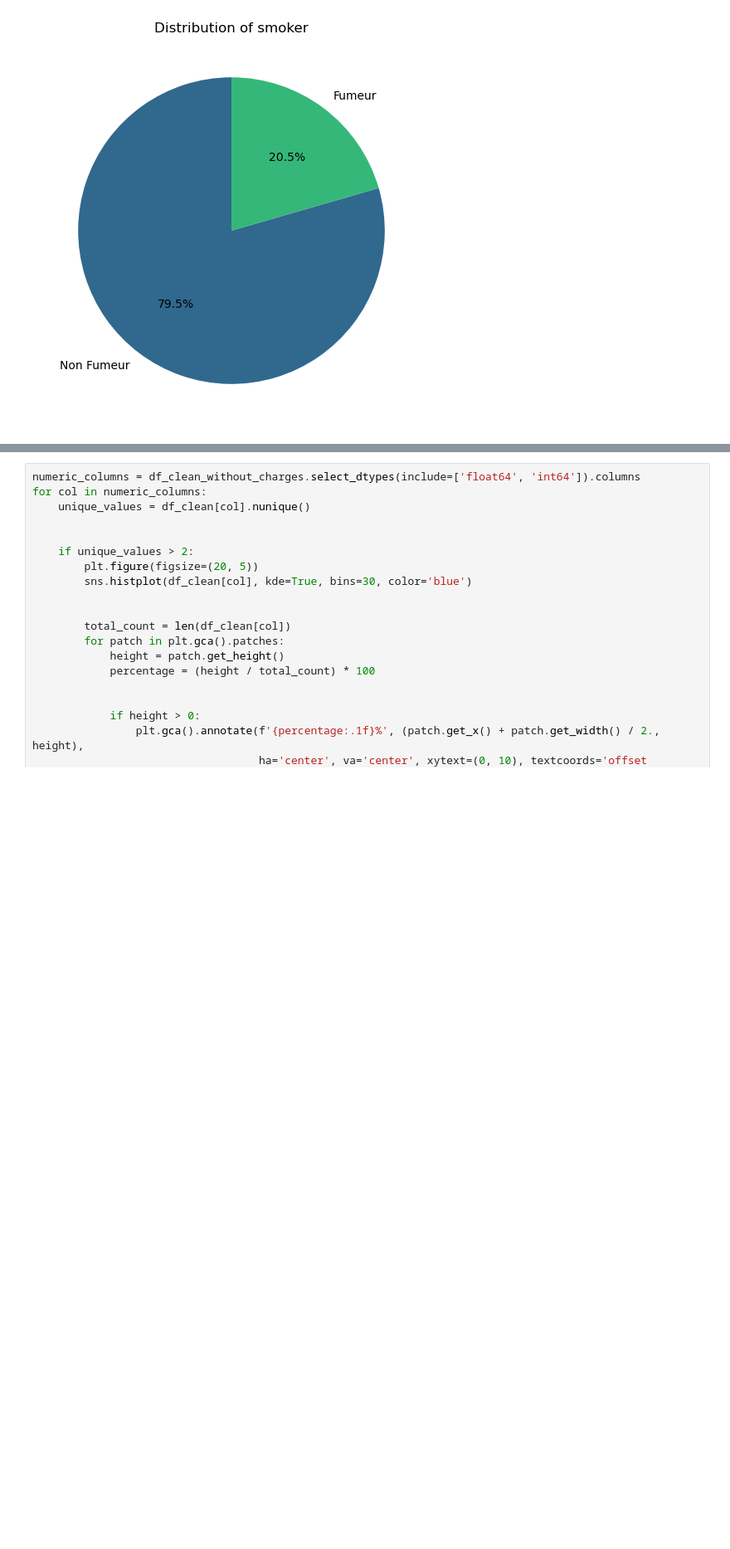
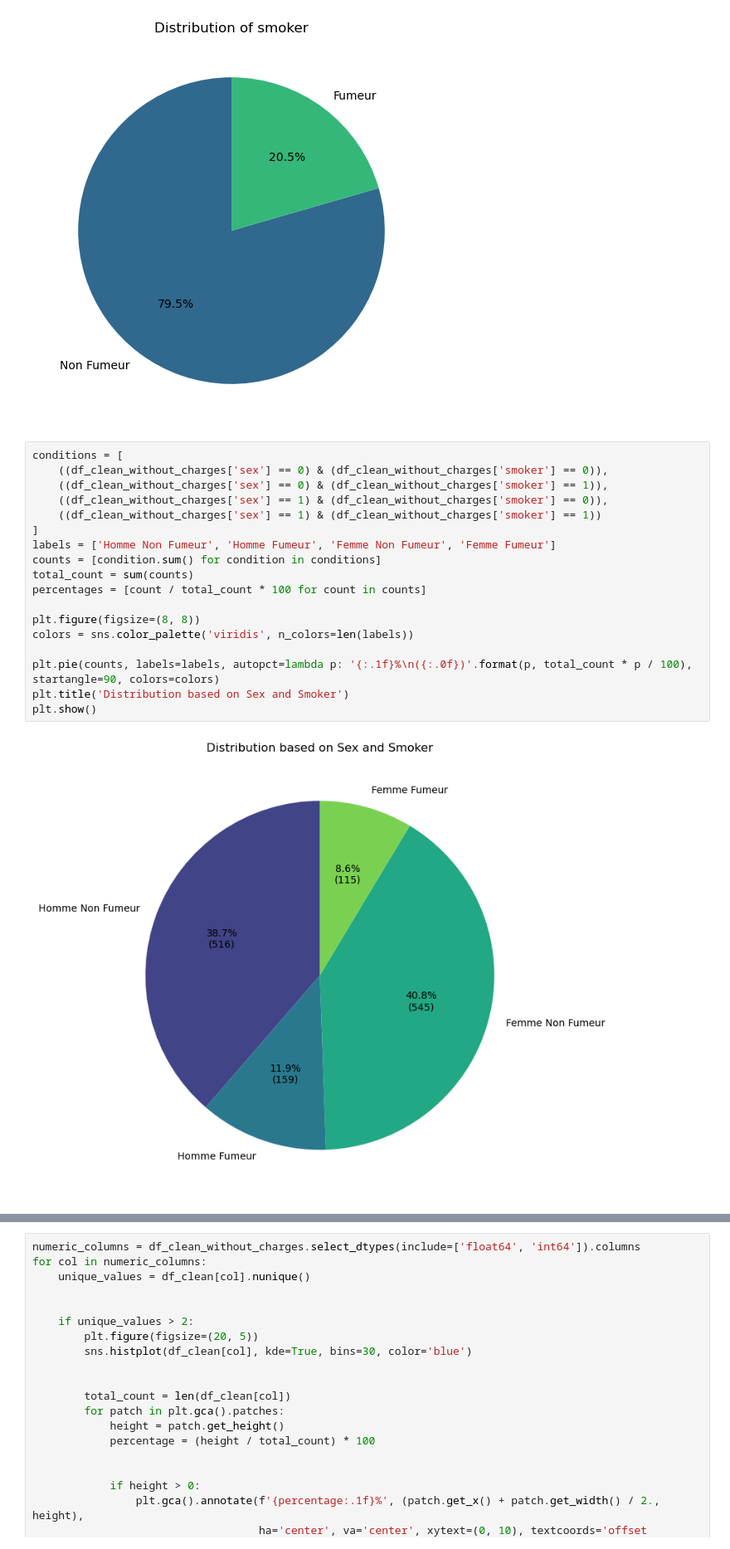
Before and after one commit to ElieLECAS/Assurance_FE, a Jupyter notebook: NoteBook_Analyse.ipynb, the cells around one changed output, grey strips where cells are left out. Shown at 83% size. Saved outputs shown, nothing was run; the diff lists cells and outputs as text; blank space fills up the shorter version.

```diff
--- a/NoteBook_Analyse.ipynb
+++ b/NoteBook_Analyse.ipynb
@@ -59,6 +59,26 @@ for col in binary_columns:
 # %% [output]
 [figure]
 [figure]
+# %%
+conditions = [
+    ((df_clean_without_charges['sex'] == 0) & (df_clean_without_charges['smoker'] == 0)),
+    ((df_clean_without_charges['sex'] == 0) & (df_clean_without_charges['smoker'] == 1)),
+    ((df_clean_without_charges['sex'] == 1) & (df_clean_without_charges['smoker'] == 0)),
+    ((df_clean_without_charges['sex'] == 1) & (df_clean_without_charges['smoker'] == 1))
+]
+labels = ['Homme Non Fumeur', 'Homme Fumeur', 'Femme Non Fumeur', 'Femme Fumeur']
+counts = [condition.sum() for condition in conditions]
+total_count = sum(counts)
+percentages = [count / total_count * 100 for count in counts]
+
+plt.figure(figsize=(8, 8))
+colors = sns.color_palette('viridis', n_colors=len(labels))
+
+plt.pie(counts, labels=labels, autopct=lambda p: '{:.1f}%\n({:.0f})'.format(p, total_count * p / 100), startangle=90, colors=colors)
+plt.title('Distribution based on Sex and Smoker')
+plt.show()
+# %% [output]
+[figure, added]
 # %%
 region_col = df_clean[['is_northwest', 'is_northeast', 'is_southwest', 'is_southeast']]
 
```
Also changed, not shown: parts of 2 cells of this notebook, 4 other files.
